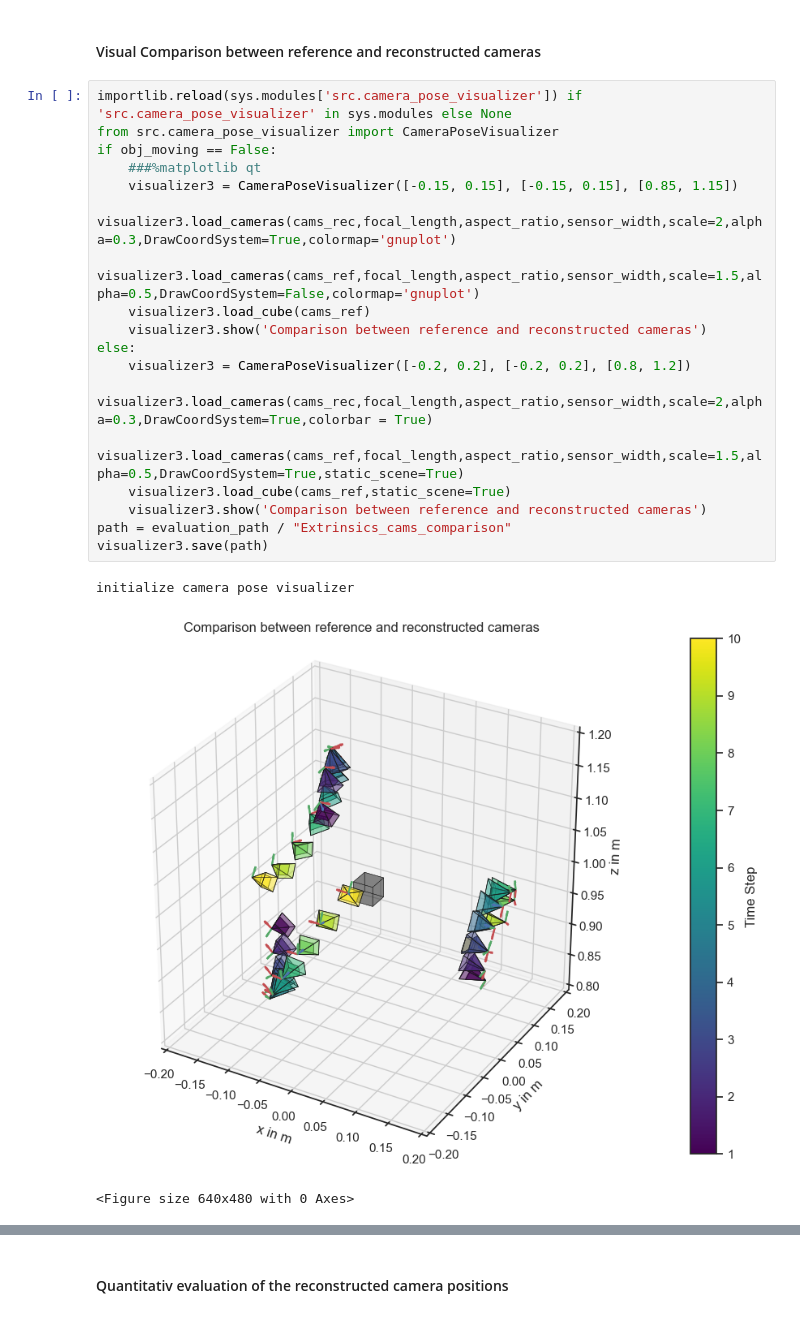
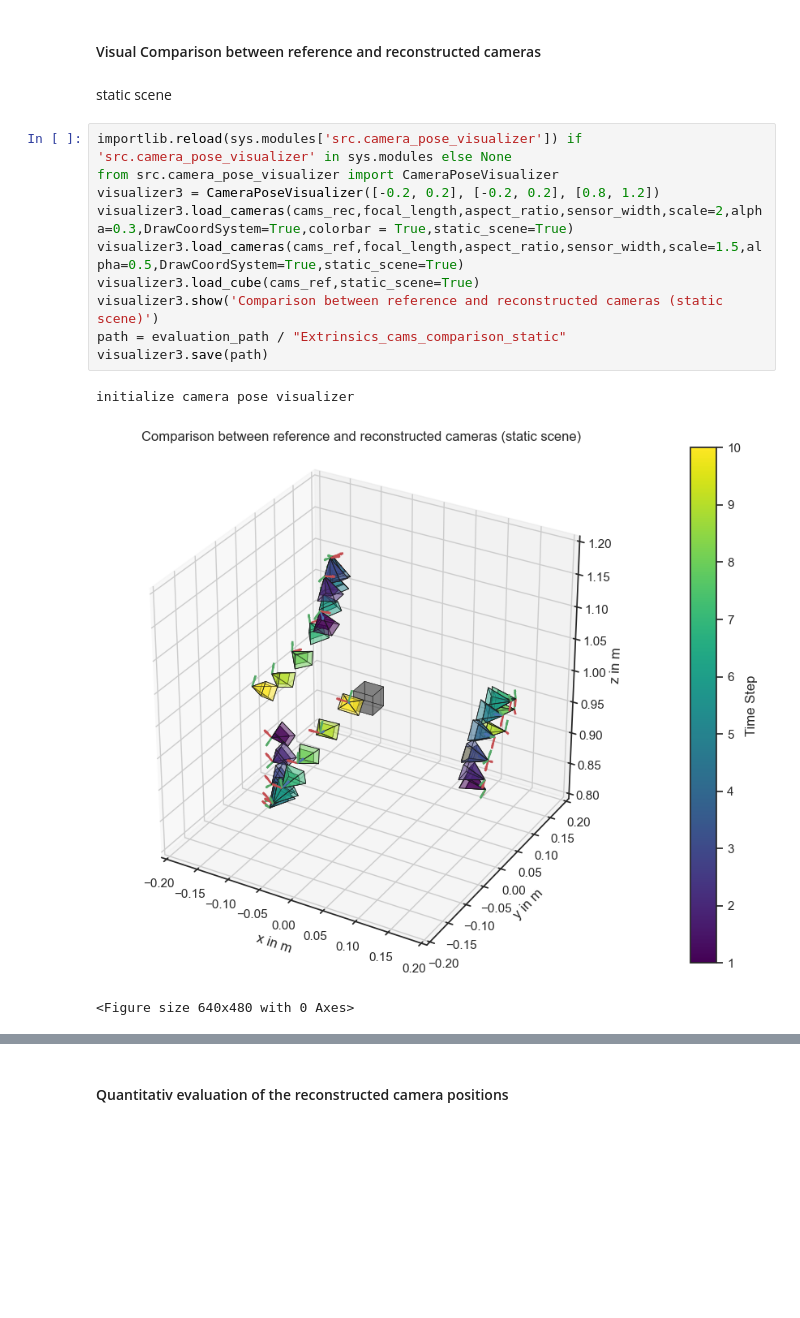
Before and after one commit to tobiashead/synthetic-pipeline-for-3d-reconstruction-of-falling-particles, a Jupyter notebook: pipeline_evaluation.ipynb, the cells around one changed output, grey strips where cells are left out. Drawn from its saved outputs; the diff is of its cells as text; blank space fills up the shorter version.

```diff
--- a/pipeline_evaluation.ipynb
+++ b/pipeline_evaluation.ipynb
@@ -254,24 +260,18 @@ ExportCameras2Blender(cams_ref,evaluation_path,obj_moving)
 # %% [markdown]
 #### Visual Comparison between reference and reconstructed cameras
+# %% [markdown]
+static scene
 # %%
 importlib.reload(sys.modules['src.camera_pose_visualizer']) if 'src.camera_pose_visualizer' in sys.modules else None
 from src.camera_pose_visualizer import CameraPoseVisualizer
-if obj_moving == False:
-    ###%matplotlib qt
-    visualizer3 = CameraPoseVisualizer([-0.15, 0.15], [-0.15, 0.15], [0.85, 1.15])
-    visualizer3.load_cameras(cams_rec,focal_length,aspect_ratio,sensor_width,scale=2,alpha=0.3,DrawCoordSystem=True,colormap='gnuplot')
-    visualizer3.load_cameras(cams_ref,focal_length,aspect_ratio,sensor_width,scale=1.5,alpha=0.5,DrawCoordSystem=False,colormap='gnuplot')
-    visualizer3.load_cube(cams_ref)
-    visualizer3.show('Comparison between reference and reconstructed cameras')
-else:
-    visualizer3 = CameraPoseVisualizer([-0.2, 0.2], [-0.2, 0.2], [0.8, 1.2])
-    visualizer3.load_cameras(cams_rec,focal_length,aspect_ratio,sensor_width,scale=2,alpha=0.3,DrawCoordSystem=True,colorbar = True)
-    visualizer3.load_cameras(cams_ref,focal_length,aspect_ratio,sensor_width,scale=1.5,alpha=0.5,DrawCoordSystem=True,static_scene=True)
-    visualizer3.load_cube(cams_ref,static_scene=True)
-    visualizer3.show('Comparison between reference and reconstructed cameras')
-path = evaluation_path / "Extrinsics_cams_comparison"
+visualizer3 = CameraPoseVisualizer([-0.2, 0.2], [-0.2, 0.2], [0.8, 1.2])
+visualizer3.load_cameras(cams_rec,focal_length,aspect_ratio,sensor_width,scale=2,alpha=0.3,DrawCoordSystem=True,colorbar = True,static_scene=True)
+visualizer3.load_cameras(cams_ref,focal_length,aspect_ratio,sensor_width,scale=1.5,alpha=0.5,DrawCoordSystem=True,static_scene=True)
+visualizer3.load_cube(cams_ref,static_scene=True)
+visualizer3.show('Comparison between reference and reconstructed cameras (static scene)')
+path = evaluation_path / "Extrinsics_cams_comparison_static"
 visualizer3.save(path)
 # %% [output]
 initialize camera pose visualizer
-[figure, old version]
+[figure, new version]
 <Figure size 640x480 with 0 Axes>
```
Also changed, not shown: parts of 30 cells of this notebook, 5 other files.
